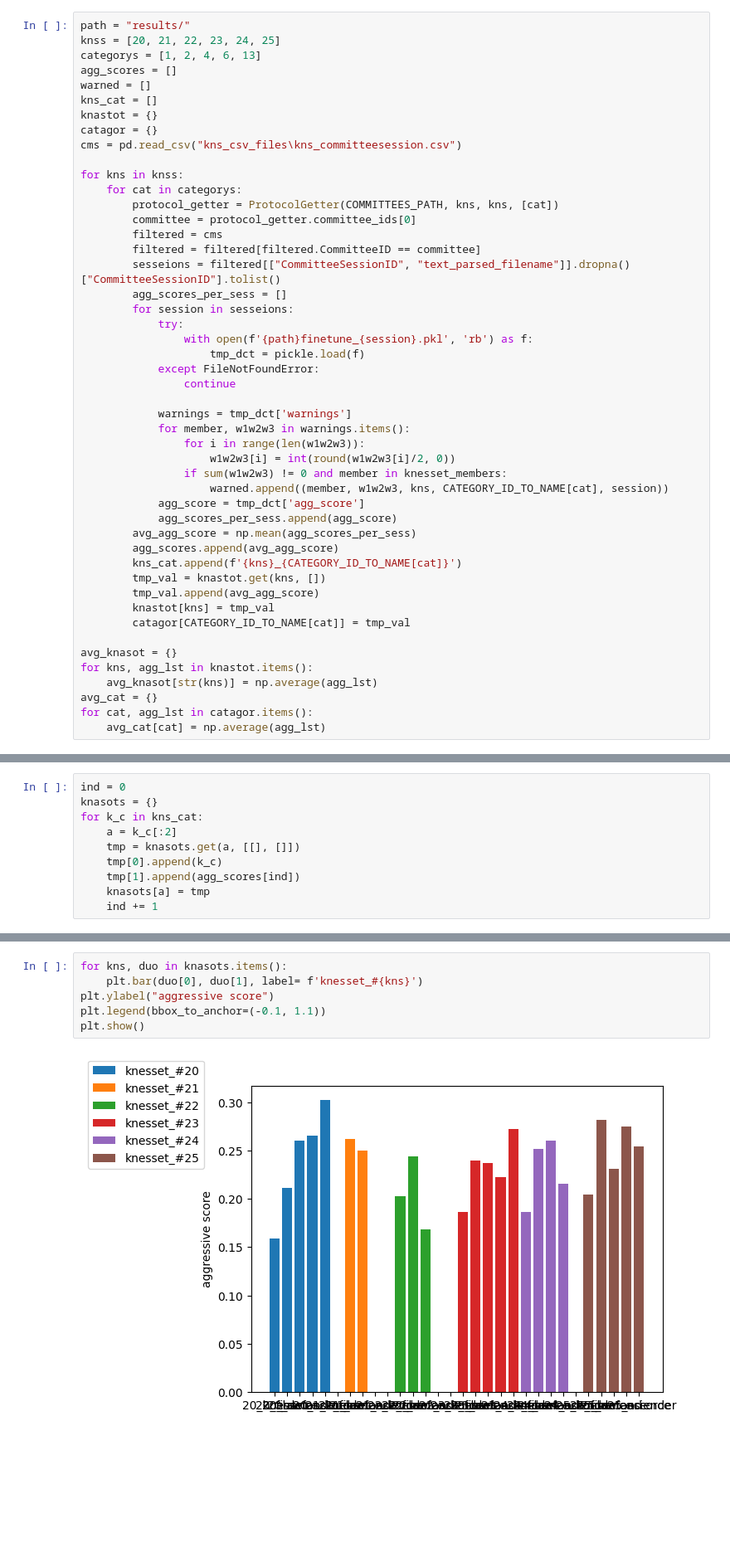
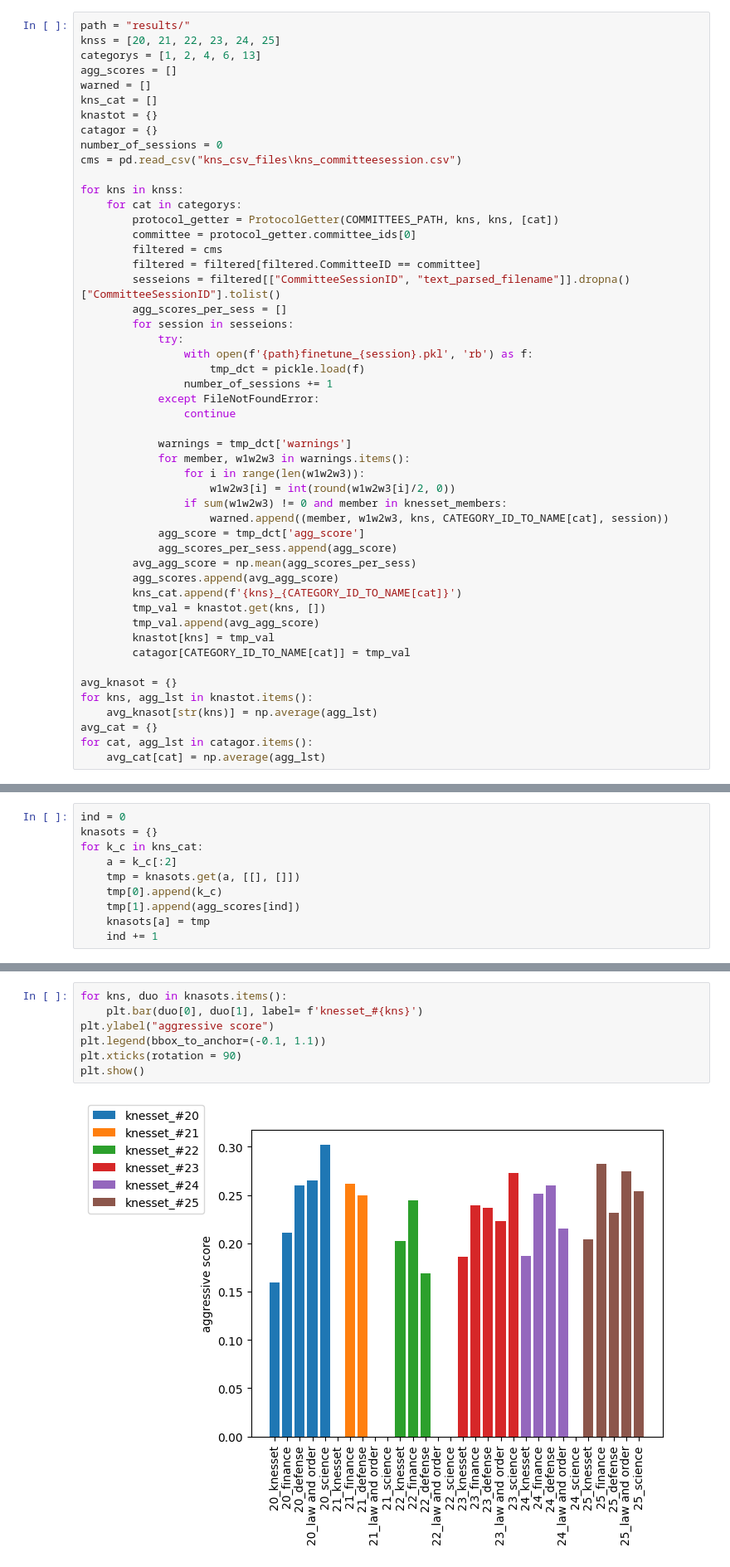
Before and after one commit to itaitzruia4/NLPSD, a Jupyter notebook: init_results.ipynb, the cells around one changed output, grey strips where cells are left out. Shown at 83% size. Drawn from its saved outputs; the diff is of its cells as text; blank space fills up the shorter version.

```diff
--- a/init_results.ipynb
+++ b/init_results.ipynb
@@ -69,6 +69,7 @@ warned = []
 kns_cat = []
 knastot = {}
 catagor = {}
+number_of_sessions = 0
 cms = pd.read_csv("kns_csv_files\kns_committeesession.csv")
 
 for kns in knss:
@@ -83,6 +84,7 @@ for kns in knss:
             try:
                 with open(f'{path}finetune_{session}.pkl', 'rb') as f:
                     tmp_dct = pickle.load(f)
+                number_of_sessions += 1
             except FileNotFoundError:
                 continue
 
@@ -169,11 +184,12 @@ knasots
 # %%
 for kns, duo in knasots.items():
     plt.bar(duo[0], duo[1], label= f'knesset_#{kns}')
 plt.ylabel("aggressive score")
 plt.legend(bbox_to_anchor=(-0.1, 1.1))
+plt.xticks(rotation = 90)
 plt.show()
 # %% [output]
-[figure, old version]
+[figure, new version]
 # %%
 plt.bar(avg_knasot.keys(), avg_knasot.values())
 plt.xlabel("knesset number")
```
Also changed, not shown: parts of 7 cells of this notebook, 8 other files.
